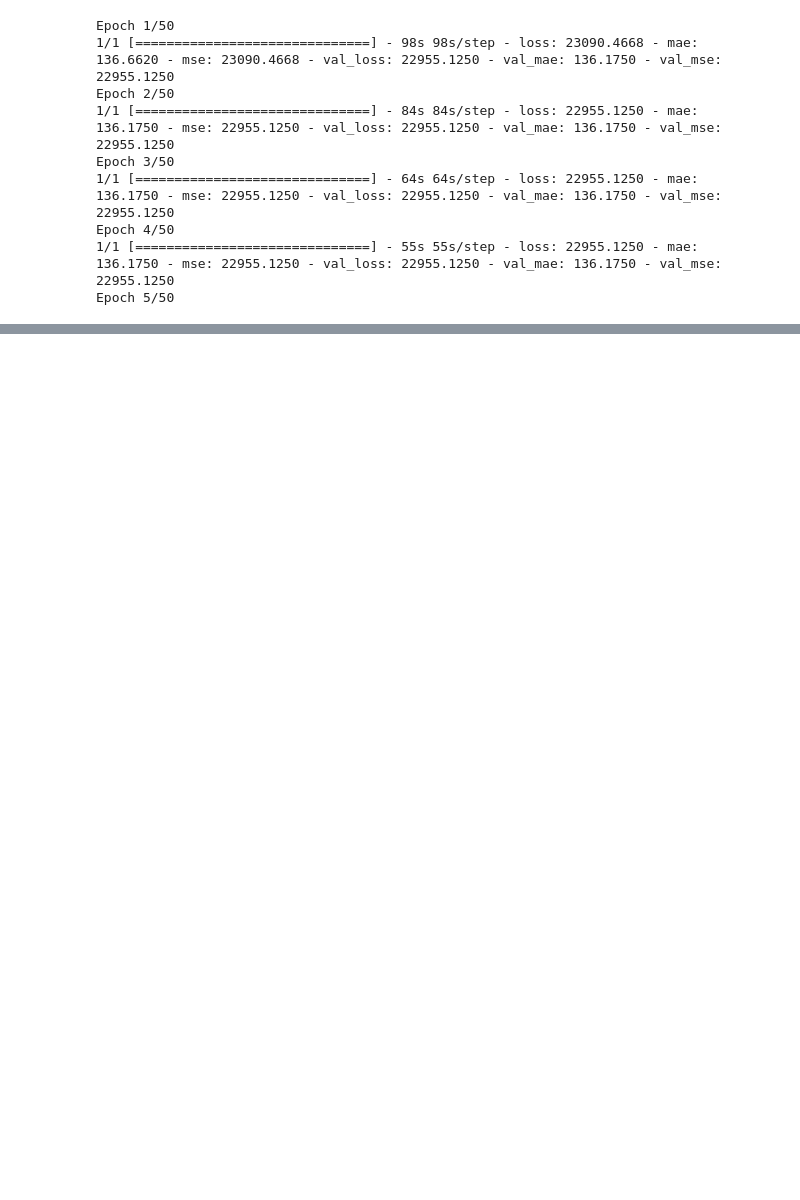
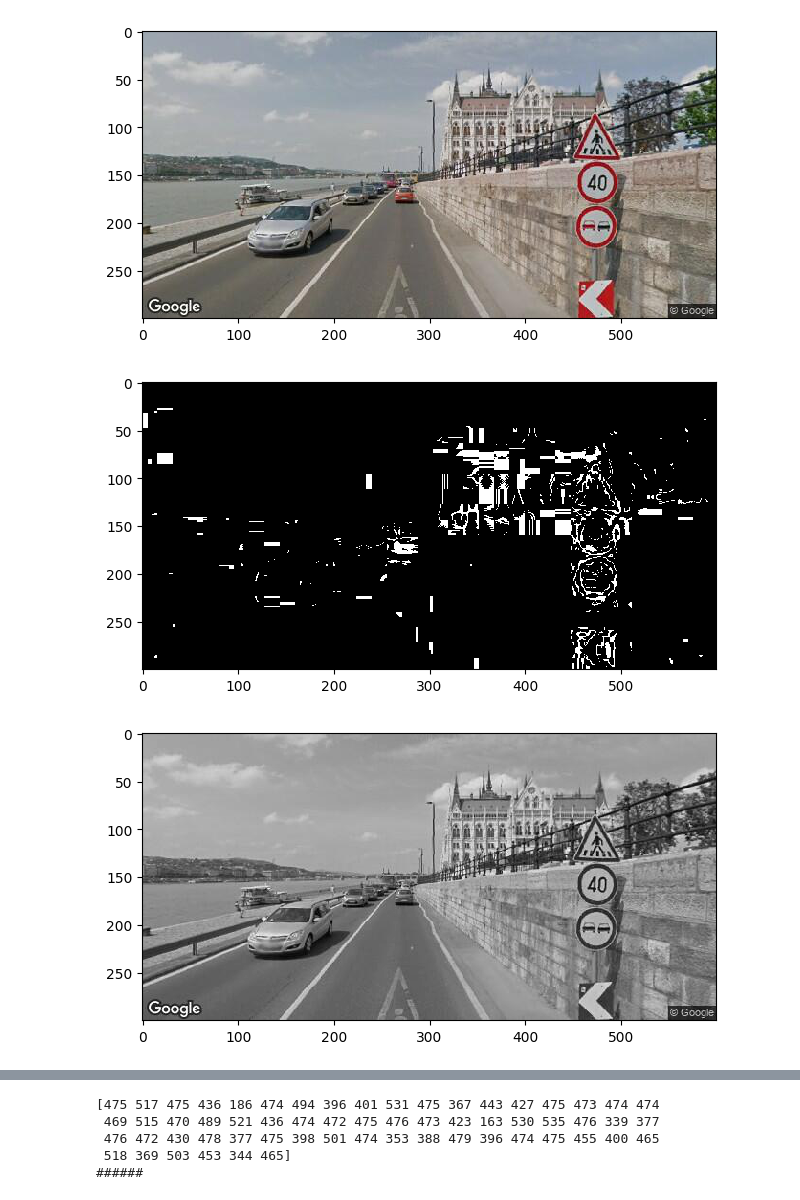
Before and after one commit to elkolbo/traffic_sign_detection, a Jupyter notebook: localization.ipynb, the cells around one changed output, grey strips where cells are left out. Drawn from its saved outputs; the diff is of its cells as text; code cells hidden in the pictures; blank space fills up the shorter version.

```diff
--- a/localization.ipynb
+++ b/localization.ipynb
@@ -161,18 +0,0 @@ val_dataset = val_dataset.shuffle(5)
-# %%
-# Training the model
-ssd_model.fit(
-    train_dataset,  # Training labels (bounding box coordinates)
-    batch_size=batch_size,
-    epochs=epochs,
-    validation_data=val_dataset,
-)
-# %% [output]
-Epoch 1/50
-1/1 [==============================] - 98s 98s/step - loss: 23090.4668 - mae: 136.6620 - mse: 23090.4668 - val_loss: 22955.1250 - val_mae: 136.1750 - val_mse: 22955.1250
-Epoch 2/50
-1/1 [==============================] - 84s 84s/step - loss: 22955.1250 - mae: 136.1750 - mse: 22955.1250 - val_loss: 22955.1250 - val_mae: 136.1750 - val_mse: 22955.1250
-Epoch 3/50
-1/1 [==============================] - 64s 64s/step - loss: 22955.1250 - mae: 136.1750 - mse: 22955.1250 - val_loss: 22955.1250 - val_mae: 136.1750 - val_mse: 22955.1250
-Epoch 4/50
-1/1 [==============================] - 55s 55s/step - loss: 22955.1250 - mae: 136.1750 - mse: 22955.1250 - val_loss: 22955.1250 - val_mae: 136.1750 - val_mse: 22955.1250
-Epoch 5/50
@@ -178,0 +15,55 @@ Epoch 5/50
+# %%
+# Load picture and detect edges
+image_rgb = io.imread(r"C:\Users\loren\Documents\AI_BME\traffic\training_images\7.jpg")
+image_hsv = rgb2hsv(image_rgb)
+io.imshow(image_rgb)
+io.show()
+
+hue_img = image_hsv[:, :, 0]
+hue_threshold = 0.05
+binary_img = hue_img < hue_threshold
+io.imshow(binary_img)
+io.show()
+image_gray = rgb2gray(image_rgb)
+
+
+Y = (
+    0.95 * image_rgb[:, :, 0] + 0.025 * image_rgb[:, :, 1] + 0.025 * image_rgb[:, :, 2]
+) / 256
+io.imshow(image_gray)
+io.show()
+io.imshow(Y)
+io.show()
+
+edges = canny(Y)
+
+
+# Detect multiple radii
+hough_radii = np.arange(10, 30, 1)
+hough_res = hough_circle(edges, hough_radii)
+
+# Select the most prominent 3 circles
+accums, cx, cy, radii = hough_circle_peaks(hough_res, hough_radii, num_peaks=3)
+print(cx)
+print("######")
+
+# Draw them
+fig, ax = plt.subplots(ncols=1, nrows=1, figsize=(10, 4))
+image = color.gray2rgb(image_gray)
+for center_y, center_x, radius in zip(cy, cx, radii):
+    circy, circx = circle_perimeter(center_y, center_x, radius, shape=image.shape)
+    # image[circy, circx] = (220, 20, 20)
+
+
+# detect ellipse
+result = hough_ellipse(edges, threshold=8, max_size=90, min_size=10)
+result.tolist()
+rr, cc = ellipse_perimeter(result[1:4])
+image[rr, cc] = (220, 20, 20)
+
+ax.imshow(image, cmap=plt.cm.gray)
+plt.show()
+# %% [output]
+[figure, added]
+[figure, added]
+[figure, added]
@@ -178,0 +71,5 @@ Epoch 5/50
+[475 517 475 436 186 474 494 396 401 531 475 367 443 427 475 473 474 474
+ 469 515 470 489 521 436 474 472 475 476 473 423 163 530 535 476 339 377
+ 476 472 430 478 377 475 398 501 474 353 388 479 396 474 475 455 400 465
+ 518 369 503 453 344 465]
+######
```
Also changed, not shown: parts of 8 cells of this notebook.
